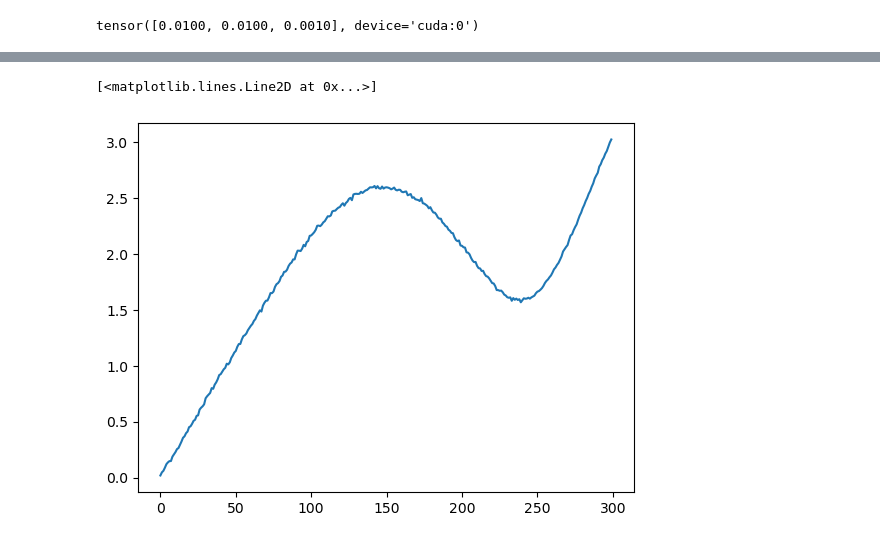
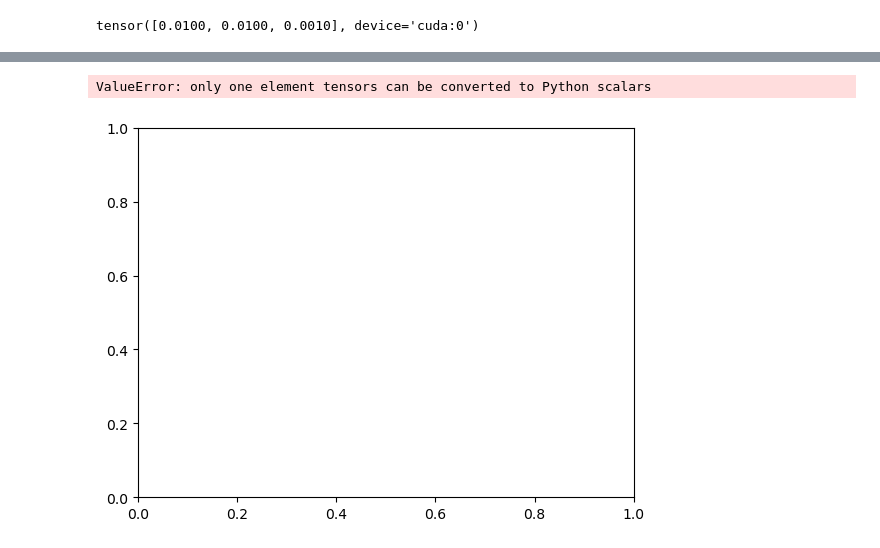
Before and after one commit to r4hul77/Bayesian_Calibration, a Jupyter notebook: Untitled.ipynb, the cells around one changed output, grey strips where cells are left out. Drawn from its saved outputs; the diff is of its cells as text; code cells hidden in the pictures.

```diff
--- a/Untitled.ipynb
+++ b/Untitled.ipynb
@@ -99,7 +99,7 @@ tensor([0.8781, 0.5072, 0.0011], device='cuda:0')
 # %%
 from utils import bayesian_calibrator as bc
 
-calibrator = bc.BaseCalibrator(accel_noise=accel_noise, pos_noise=pos_noise, sample_size=1000, horizon_size=1, init_pos=gps_data[0], imu_dt=0.01, gps_dt=0.1)
+calibrator = bc.BaseCalibrator(accel_noise=accel_noise, pos_noise=pos_noise, sample_size=10000, horizon_size=1, init_pos=gps_data[0], imu_dt=0.01, gps_dt=0.1)
 # %%
 pos_noise
 # %% [output]
@@ -136,12 +136,15 @@ Horizon size reached
 # %%
 rms_mean = [mean.cpu() for _, mean, _, _ in outs]
+rms_min = [minx.cpu() for _, _, minx, _ in outs]
+rms_max = [maxx.cpu() for _, _, _, maxx in outs]
+quats = [quats.mean(dim=0).cpu() for quats, _, _, _ in outs]
-# %%
-import matplotlib.pyplot as plt
-
-plt.plot(rms_mean)
-# %% [output]
-[<matplotlib.lines.Line2D at 0x...>]
-[figure, removed]
+# %%
+import matplotlib.pyplot as plt
+
+plt.plot(quats)
+# %% [output]
+ValueError: only one element tensors can be converted to Python scalars
+[figure, added]
 # %%
 roma.quat_action(torch.unsqueeze(quat, dim=0), torch.unsqueeze(accel_data[i*10+9], dim=0))
 # %%
```
Also changed, not shown: parts of 19 cells of this notebook, 1 other file.
